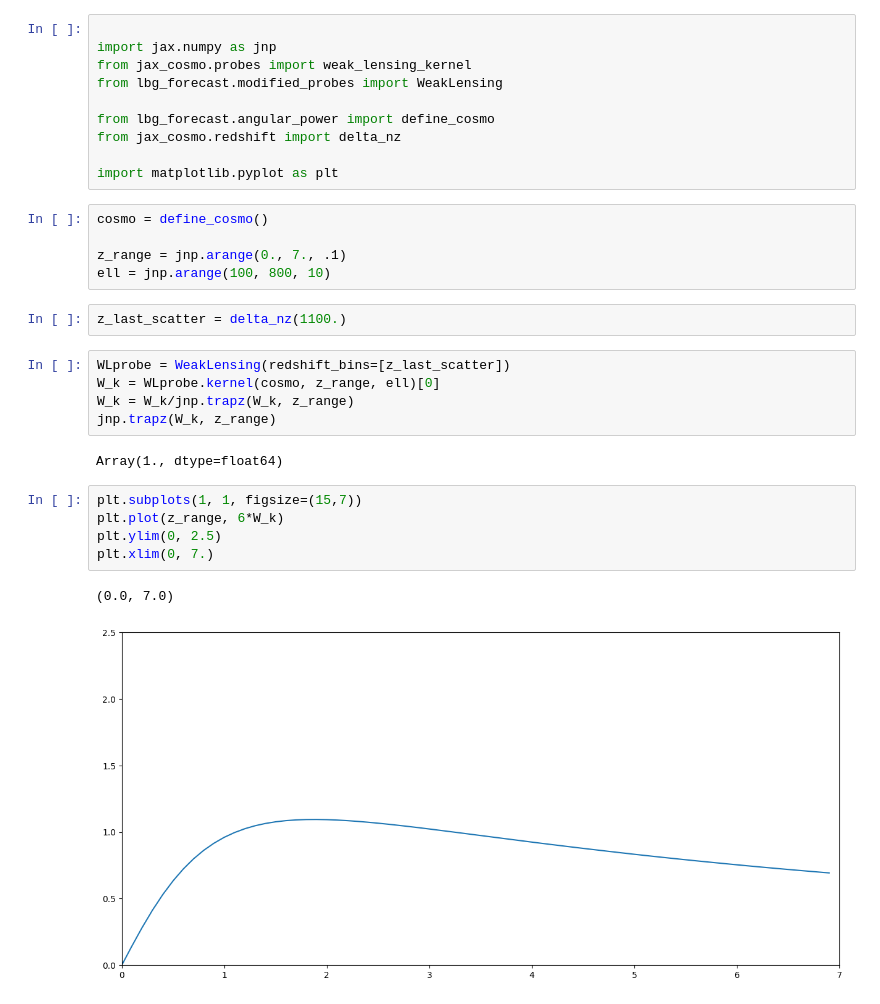
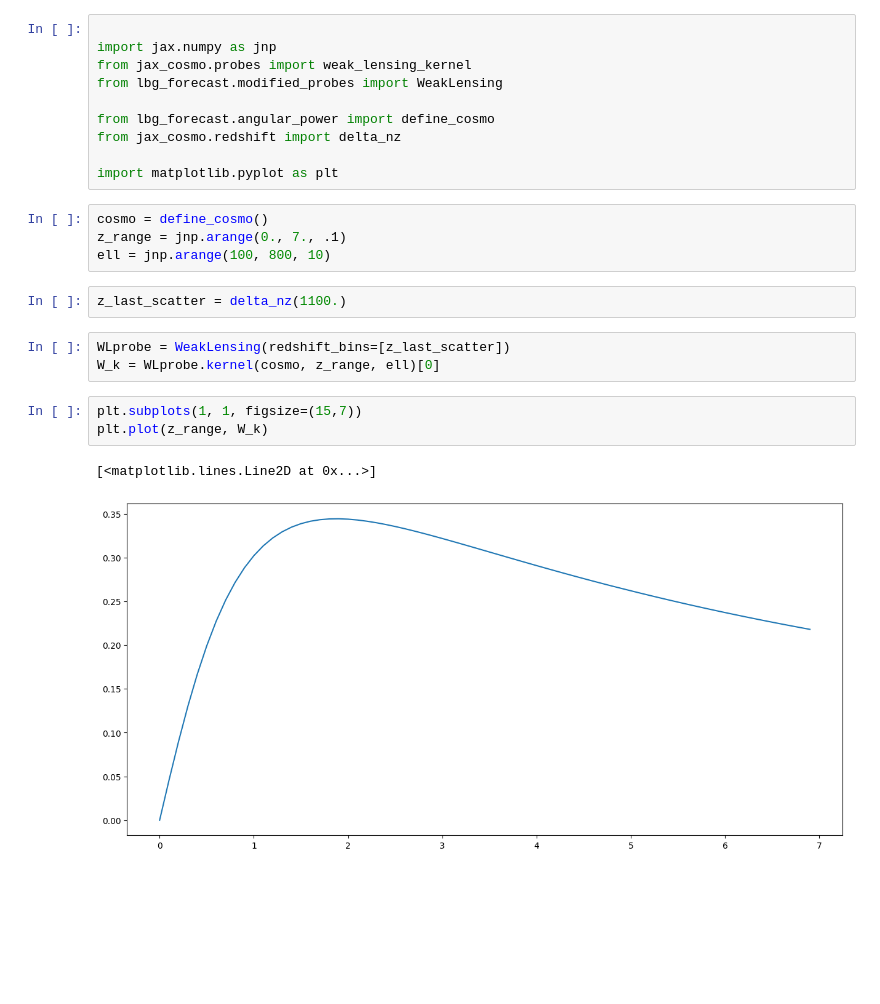
Before and after one commit to fpetri115/LBGforecast, a Jupyter notebook: tests_cmb_lensing.ipynb, the cells around one changed output. Cells and saved outputs as stored; diff of their text form; blank space fills up the shorter version.

Commit message:
changed plotting of lensing kernel

```diff
--- a/tests_cmb_lensing.ipynb
+++ b/tests_cmb_lensing.ipynb
@@ -10,7 +10,6 @@ from jax_cosmo.redshift import delta_nz
 import matplotlib.pyplot as plt
 # %%
 cosmo = define_cosmo()
-
 z_range = jnp.arange(0., 7., .1)
 ell = jnp.arange(100, 800, 10)
 # %%
@@ -18,15 +17,9 @@ z_last_scatter = delta_nz(1100.)
 # %%
 WLprobe = WeakLensing(redshift_bins=[z_last_scatter])
 W_k = WLprobe.kernel(cosmo, z_range, ell)[0]
-W_k = W_k/jnp.trapz(W_k, z_range)
-jnp.trapz(W_k, z_range)
-# %% [output]
-Array(1., dtype=float64)
 # %%
 plt.subplots(1, 1, figsize=(15,7))
-plt.plot(z_range, 6*W_k)
-plt.ylim(0, 2.5)
-plt.xlim(0, 7.)
+plt.plot(z_range, W_k)
 # %% [output]
-(0.0, 7.0)
+[<matplotlib.lines.Line2D at 0x...>]
-[figure, old version]
+[figure, new version]
```
